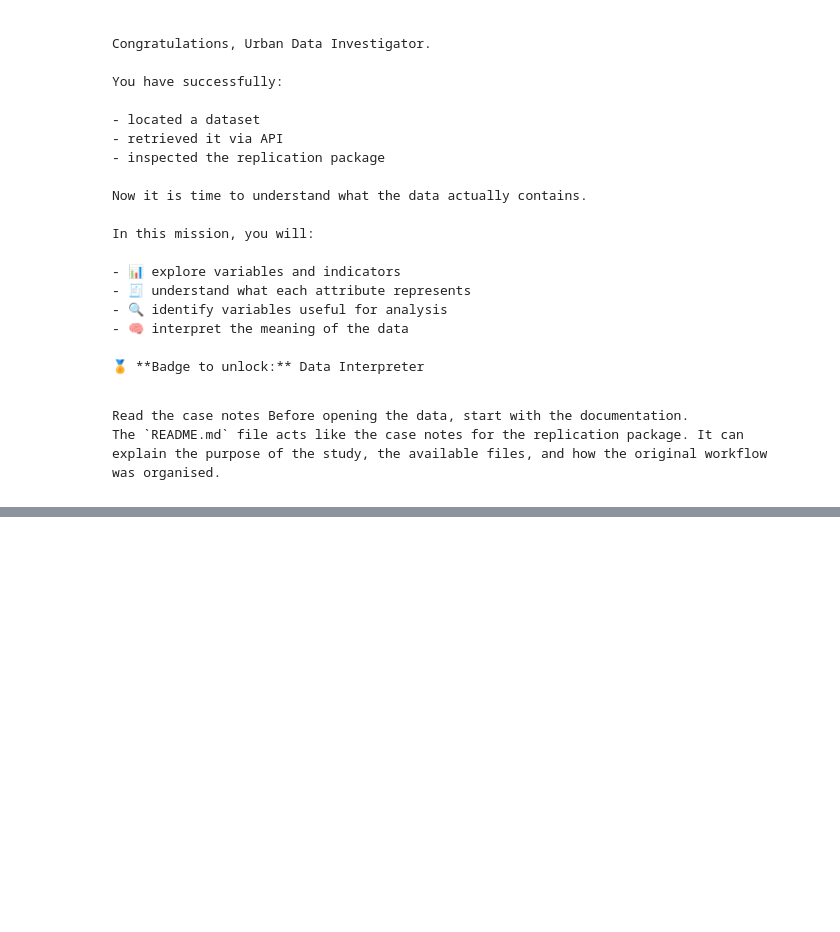
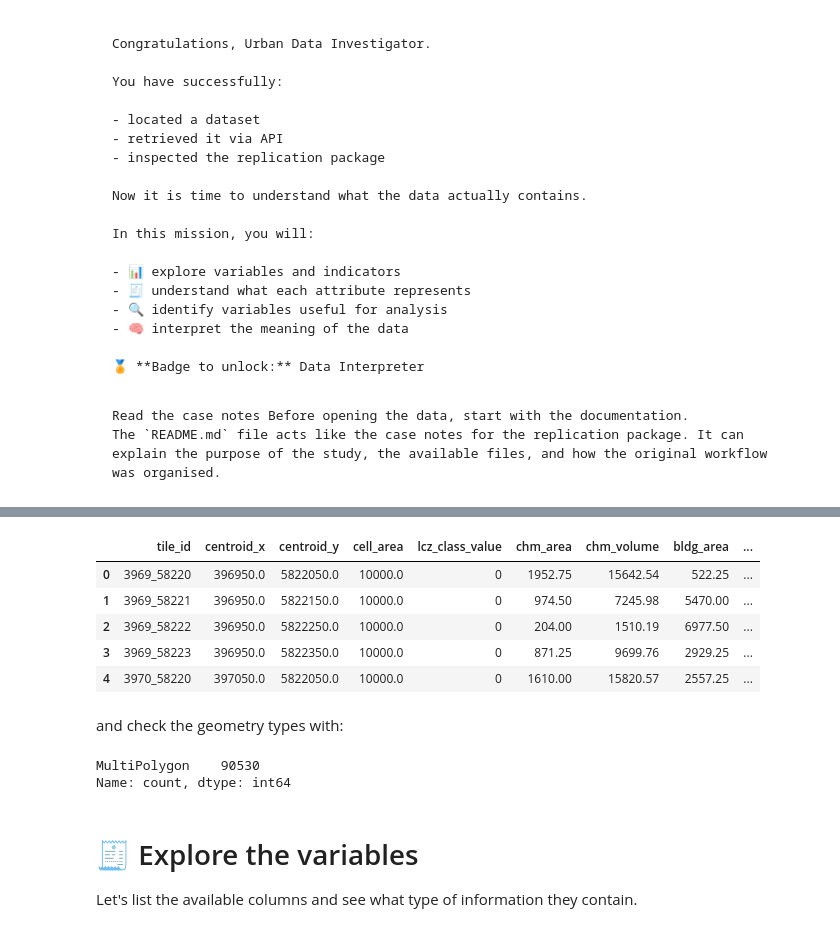
Before and after one commit to ioer-dresden/jupyter-book-ioerdata, a Jupyter notebook: notebooks/305_mission3_content.ipynb, the cells around one changed output, grey strips where cells are left out. Cells and saved outputs as stored; diff of their text form; code cells hidden in the pictures; blank space fills up the shorter version.

```diff
--- a/notebooks/305_mission3_content.ipynb
+++ b/notebooks/305_mission3_content.ipynb
@@ -32,0 +57,20 @@ The `README.md` file acts like the case notes for the replication package. It ca
+# %%
+gdf.head()
+# %% [output]
+|  | tile_id | centroid_x | centroid_y | cell_area | lcz_class_value | chm_area | chm_volume | bldg_area | ... |
+| 0 | 3969_58220 | 396950.0 | 5822050.0 | 10000.0 | 0 | 1952.75 | 15642.54 | 522.25 | ... |
+| 1 | 3969_58221 | 396950.0 | 5822150.0 | 10000.0 | 0 | 974.50 | 7245.98 | 5470.00 | ... |
+| 2 | 3969_58222 | 396950.0 | 5822250.0 | 10000.0 | 0 | 204.00 | 1510.19 | 6977.50 | ... |
+| 3 | 3969_58223 | 396950.0 | 5822350.0 | 10000.0 | 0 | 871.25 | 9699.76 | 2929.25 | ... |
+| 4 | 3970_58220 | 397050.0 | 5822050.0 | 10000.0 | 0 | 1610.00 | 15820.57 | 2557.25 | ... |
+# %% [markdown]
+and check the geometry types with:
+# %%
+gdf.geometry.geom_type.value_counts()
+# %% [output]
+MultiPolygon    90530
+Name: count, dtype: int64
+# %% [markdown]
+# 🧾 Explore the variables
+
+Let's list the available columns and see what type of information they contain.
```
Also changed, not shown: parts of 21 cells of this notebook, 2 other files.
